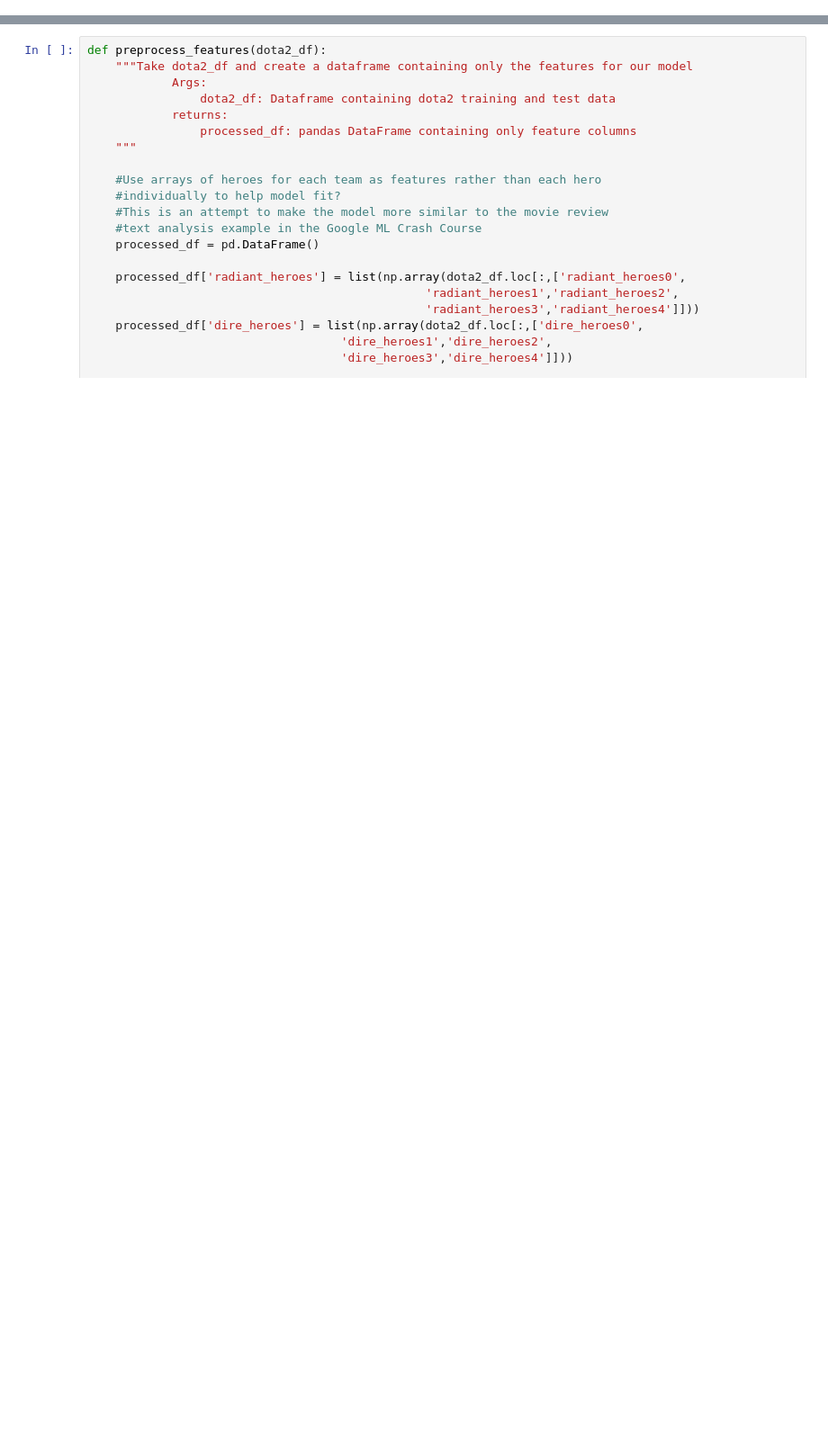
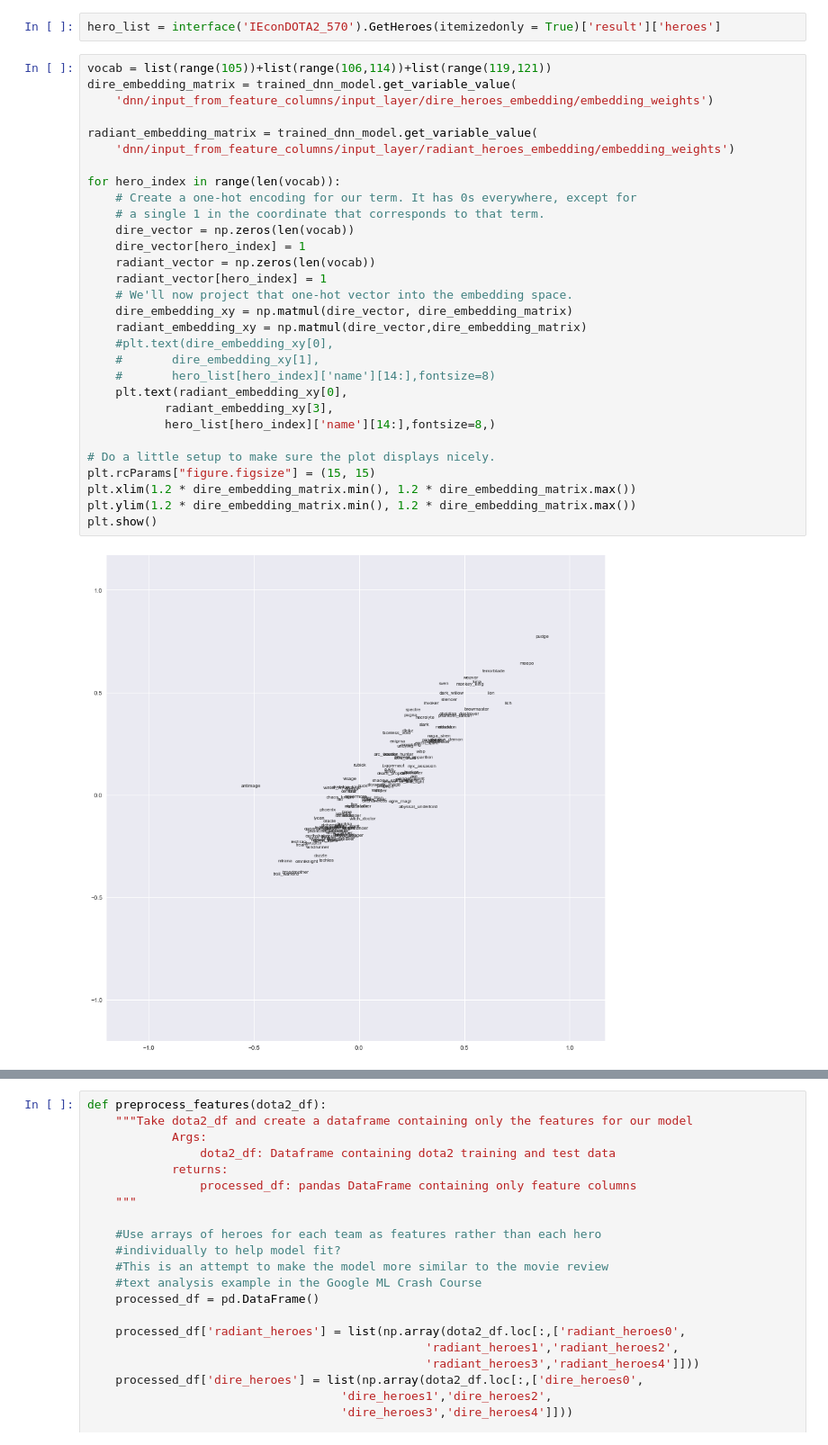
Before and after one commit to JoshEZiegler/MLProjects, a Jupyter notebook: Dota2Project/Dota2MachineLearning.ipynb, the cells around one changed output, grey strips where cells are left out. Shown: that part at 90% size. Cells and saved outputs as stored; diff of their text form; blank space fills up the shorter version.

```diff
--- a/Dota2Project/Dota2MachineLearning.ipynb
+++ b/Dota2Project/Dota2MachineLearning.ipynb
@@ -33,0 +427,34 @@ dota2_df.describe()
+# %%
+hero_list = interface('IEconDOTA2_570').GetHeroes(itemizedonly = True)['result']['heroes']
+# %%
+vocab = list(range(105))+list(range(106,114))+list(range(119,121))
+dire_embedding_matrix = trained_dnn_model.get_variable_value(
+    'dnn/input_from_feature_columns/input_layer/dire_heroes_embedding/embedding_weights')
+
+radiant_embedding_matrix = trained_dnn_model.get_variable_value(
+    'dnn/input_from_feature_columns/input_layer/radiant_heroes_embedding/embedding_weights')
+
+for hero_index in range(len(vocab)):
+    # Create a one-hot encoding for our term. It has 0s everywhere, except for
+    # a single 1 in the coordinate that corresponds to that term.
+    dire_vector = np.zeros(len(vocab))
+    dire_vector[hero_index] = 1
+    radiant_vector = np.zeros(len(vocab))
+    radiant_vector[hero_index] = 1
+    # We'll now project that one-hot vector into the embedding space.
+    dire_embedding_xy = np.matmul(dire_vector, dire_embedding_matrix)
+    radiant_embedding_xy = np.matmul(dire_vector,dire_embedding_matrix)
+    #plt.text(dire_embedding_xy[0],
+    #       dire_embedding_xy[1],
+    #       hero_list[hero_index]['name'][14:],fontsize=8)
+    plt.text(radiant_embedding_xy[0],
+           radiant_embedding_xy[3],
+           hero_list[hero_index]['name'][14:],fontsize=8,)
+
+# Do a little setup to make sure the plot displays nicely.
+plt.rcParams["figure.figsize"] = (15, 15)
+plt.xlim(1.2 * dire_embedding_matrix.min(), 1.2 * dire_embedding_matrix.max())
+plt.ylim(1.2 * dire_embedding_matrix.min(), 1.2 * dire_embedding_matrix.max())
+plt.show()
+# %% [output]
+[figure, added]
```
Also changed, not shown: parts of 47 cells of this notebook, 11 other files.
